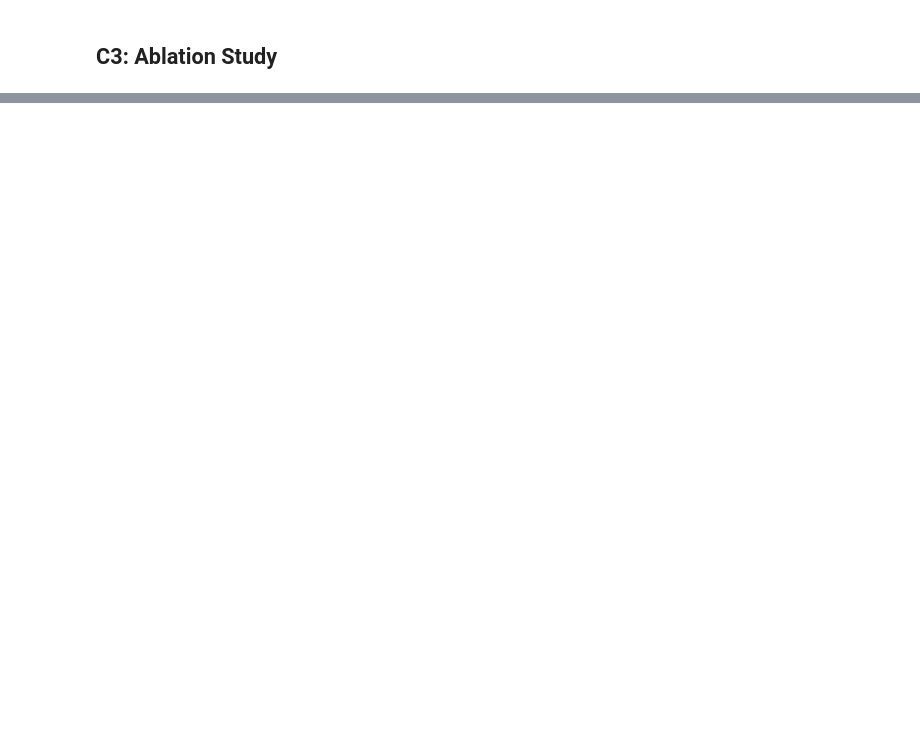
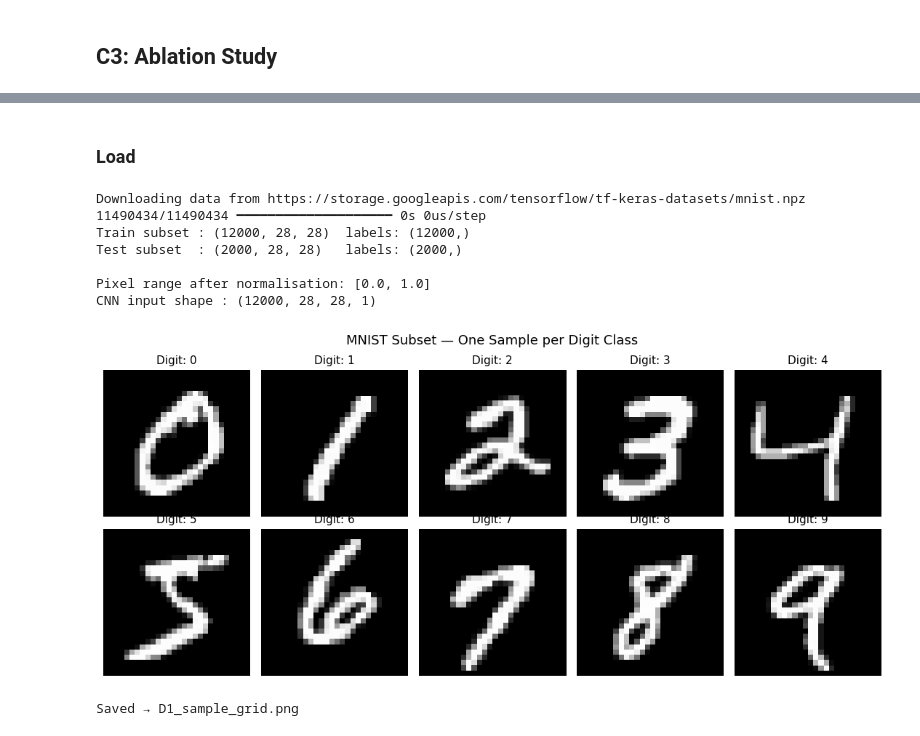
Before and after one commit to maryam2004-hub/i23-6004-DM-Assignment4, a Jupyter notebook: i23_6004_DS_B_DMAssignment4.ipynb, the cells around one changed output, grey strips where cells are left out. Saved outputs shown, nothing was run; the diff lists cells and outputs as text; code cells hidden in the pictures; blank space fills up the shorter version.

Commit message:
Added MLP model, 5x2 grid and trained the model for 5 epochs

```diff
--- a/i23_6004_DS_B_DMAssignment4.ipynb
+++ b/i23_6004_DS_B_DMAssignment4.ipynb
@@ -1605,0 +1612,79 @@ contributes most to the MLP's performance on this problem.
+# %% [markdown]
+### Load
+# %%
+import tensorflow as tf
+from tensorflow import keras
+from tensorflow.keras import layers
+from tensorflow.keras.datasets import mnist
+
+from sklearn.metrics import (
+    classification_report, f1_score,
+    ConfusionMatrixDisplay, confusion_matrix
+)
+
+tf.random.set_seed(42)
+np.random.seed(42)
+
+(X_train_full, y_train_full), (X_test_full, y_test_full) = mnist.load_data()
+
+X_train_raw = X_train_full[:12000]
+y_train_raw = y_train_full[:12000]
+X_test_raw  = X_test_full[:2000]
+y_test_raw  = y_test_full[:2000]
+
+print(f"Train subset : {X_train_raw.shape}  labels: {y_train_raw.shape}")
+print(f"Test subset  : {X_test_raw.shape}   labels: {y_test_raw.shape}")
+
+# ── Normalise & reshape ───────────────────────────────────────
+
+X_train = X_train_raw.astype(np.float32) / 255.0
+X_test  = X_test_raw.astype(np.float32)  / 255.0
+
+# Reshape to (N, 28, 28, 1) for Keras CNN
+X_train_cnn = X_train[..., np.newaxis]
+X_test_cnn  = X_test[..., np.newaxis]
+
+# One-hot encode labels for categorical cross-entropy
+y_train_oh = keras.utils.to_categorical(y_train_raw, 10)
+y_test_oh  = keras.utils.to_categorical(y_test_raw,  10)
+
+print(f"\nPixel range after normalisation: [{X_train.min()}, {X_train.max()}]")
+print(f"CNN input shape : {X_train_cnn.shape}")
+
+# ── 5×2 sample grid ──────────────────────────────────────────
+
+fig, axes = plt.subplots(2, 5, figsize=(11, 5))
+axes = axes.flatten()
+
+shown = set()
+idx   = 0
+sample_indices = []
+
+for i in range(len(X_train_raw)):
+    label = y_train_raw[i]
+    if label not in shown:
+        shown.add(label)
+        sample_indices.append(i)
+    if len(shown) == 10:
+        break
+
+for ax, si in zip(axes, sorted(sample_indices, key=lambda i: y_train_raw[i])):
+    ax.imshow(X_train_raw[si], cmap="gray")
+    ax.set_title(f"Digit: {y_train_raw[si]}", fontsize=11)
+    ax.axis("off")
+
+plt.suptitle("MNIST Subset — One Sample per Digit Class", fontsize=13)
+plt.tight_layout()
+plt.savefig("D1_sample_grid.png", dpi=150)
+plt.show()
+print("Saved → D1_sample_grid.png")
+# %% [output]
+Downloading data from https://storage.googleapis.com/tensorflow/tf-keras-datasets/mnist.npz
+11490434/11490434 ━━━━━━━━━━━━━━━━━━━━ 0s 0us/step
+Train subset : (12000, 28, 28)  labels: (12000,)
+Test subset  : (2000, 28, 28)   labels: (2000,)
+
+Pixel range after normalisation: [0.0, 1.0]
+CNN input shape : (12000, 28, 28, 1)
+[figure, added]
+Saved → D1_sample_grid.png
```
Also changed, not shown: parts of 15 cells of this notebook.
